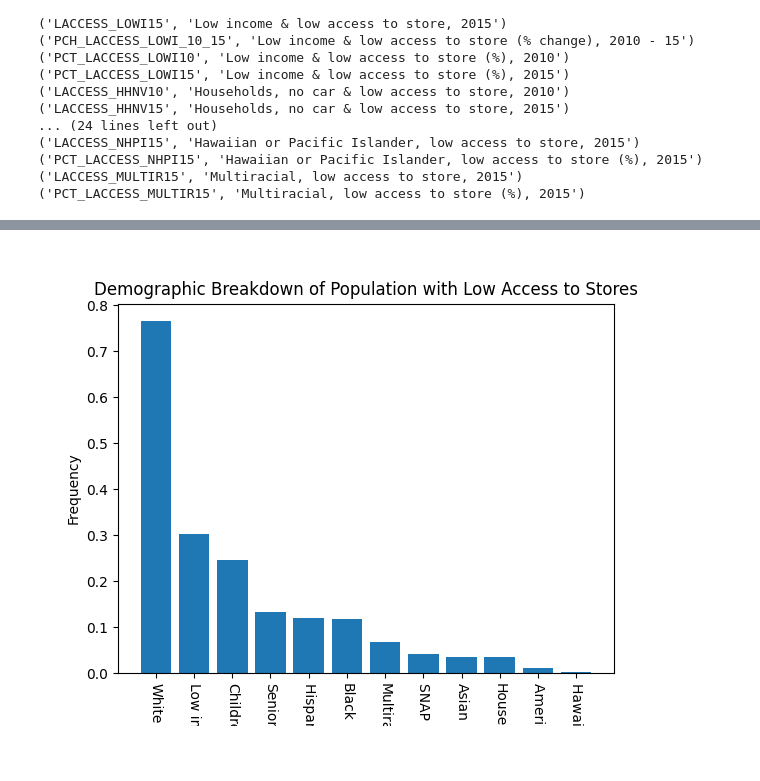
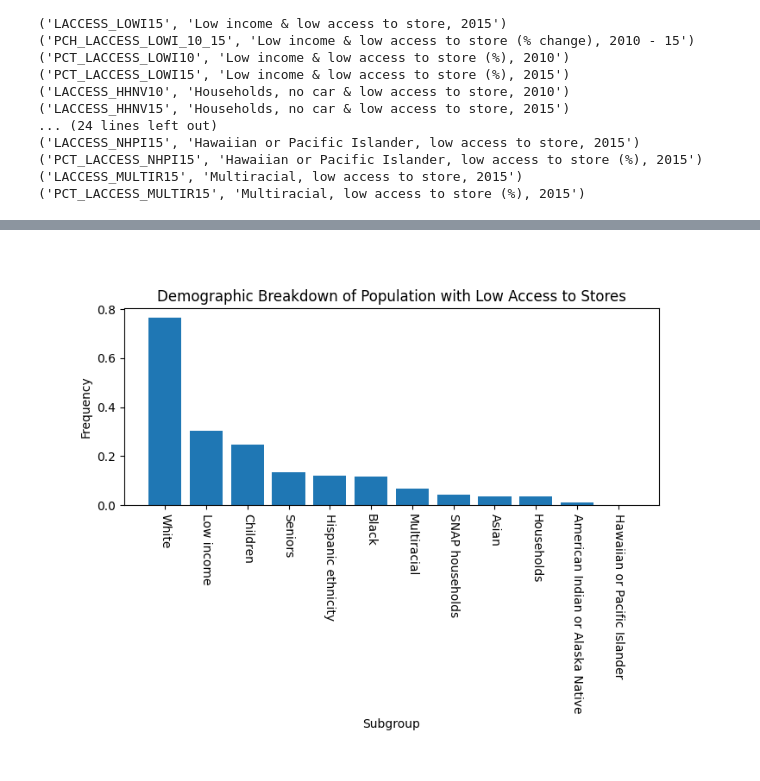
Before and after one commit to Jake-Duffy855/N1DataChallenge, a Jupyter notebook: duffy_data_challenge.ipynb, the cells around one changed output, grey strips where cells are left out. Saved outputs shown, nothing was run; the diff lists cells and outputs as text; code cells hidden in the pictures; blank space fills up the shorter version.

```diff
--- a/duffy_data_challenge.ipynb
+++ b/duffy_data_challenge.ipynb
@@ -192,21 +194,22 @@ print(total_population, number_laccess, successsful_engagement)
 # %%
 # find demographic of low access population
 
 low_access_counts = access_df[[col for col in access_cols if col[:2] != 'PC' and col[-2:] == '15' and col.count('_') < 3]]
 access_sums = low_access_counts.dropna().apply(lambda col: sum(col), axis=0)
 low_access_total_pop = access_sums['LACCESS_POP15'].item()
 access_pcts = access_sums.drop('LACCESS_POP15').div(low_access_total_pop)
 access_pcts.sort_values(ascending=False, inplace=True)
 access_pcts.rename(col_to_variable, inplace=True)
 access_pcts.rename({col_name: col_name.split(',')[0] for col_name in access_pcts.index}, inplace=True)
 access_pcts.rename({'Low income & low access to store': 'Low income'}, inplace=True)
 
-dem_fig, dem_ax = plt.subplots()
+dem_fig, dem_ax = plt.subplots(figsize=(8, 6))
 plt.xticks(rotation=-90)
 dem_ax.bar(access_pcts.index, access_pcts)
 dem_ax.set_title('Demographic Breakdown of Population with Low Access to Stores')
 dem_ax.set_ylabel('Frequency')
 dem_ax.set_xlabel('Subgroup')
+plt.subplots_adjust(bottom=0.5)
 plt.show()
 # %% [output]
-[figure, old version]
+[figure, new version]
```
Also changed, not shown: parts of 5 cells of this notebook.
